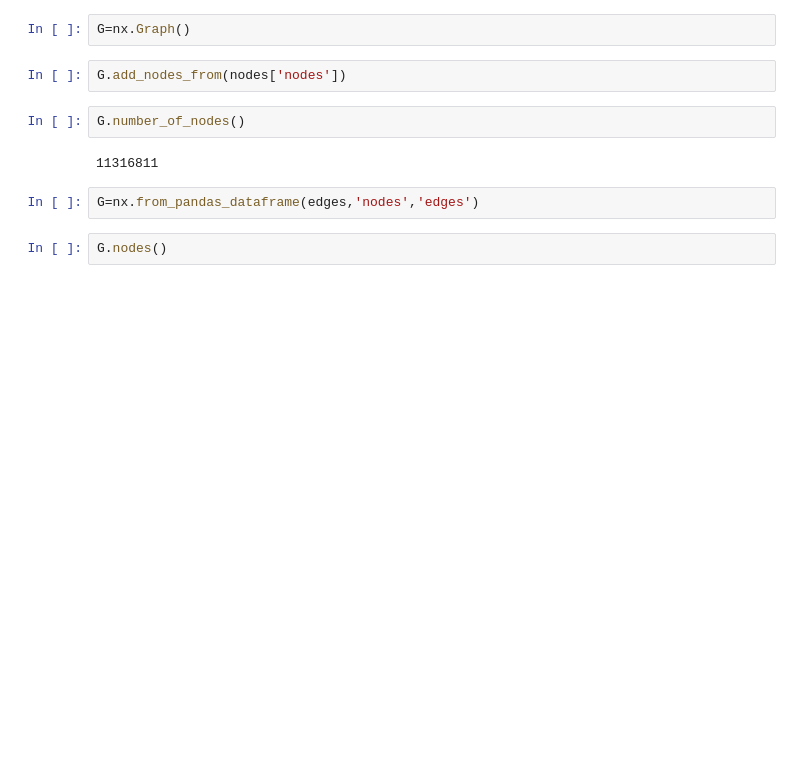
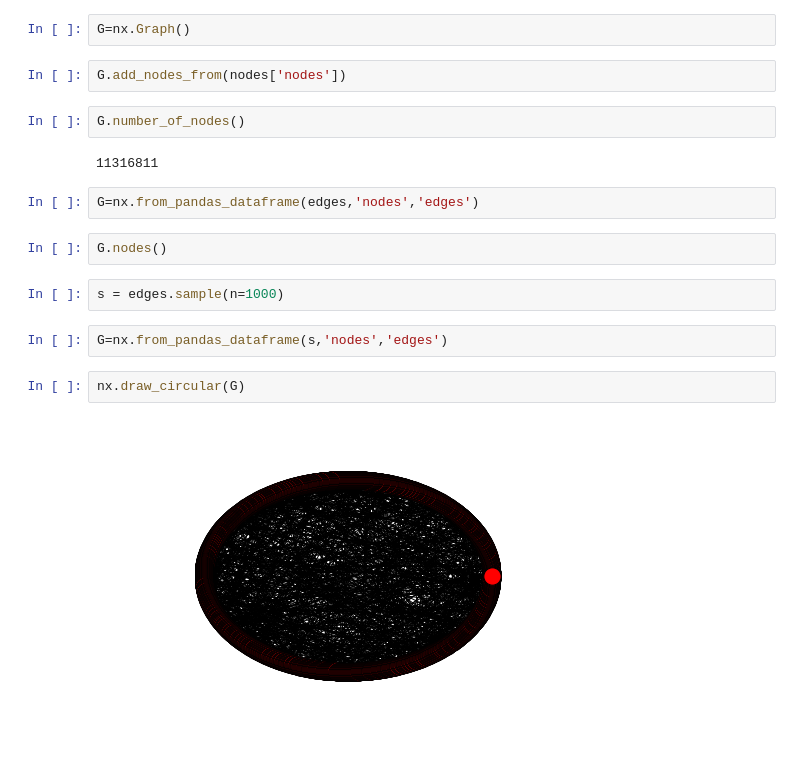
Before and after one commit to jcbain/social_network, a Jupyter notebook: network_exploration.ipynb, the cells around one changed output. Saved outputs shown, nothing was run; the diff lists cells and outputs as text; blank space fills up the shorter version.

Commit message:
sample edges in notebook

```diff
--- a/network_exploration.ipynb
+++ b/network_exploration.ipynb
@@ -17,3 +20,11 @@ G.number_of_nodes()
 G=nx.from_pandas_dataframe(edges,'nodes','edges')
 # %%
 G.nodes()
+# %%
+s = edges.sample(n=1000)
+# %%
+G=nx.from_pandas_dataframe(s,'nodes','edges')
+# %%
+nx.draw_circular(G)
+# %% [output]
+[figure, added]
```
Also changed, not shown: parts of 1 cell of this notebook.
